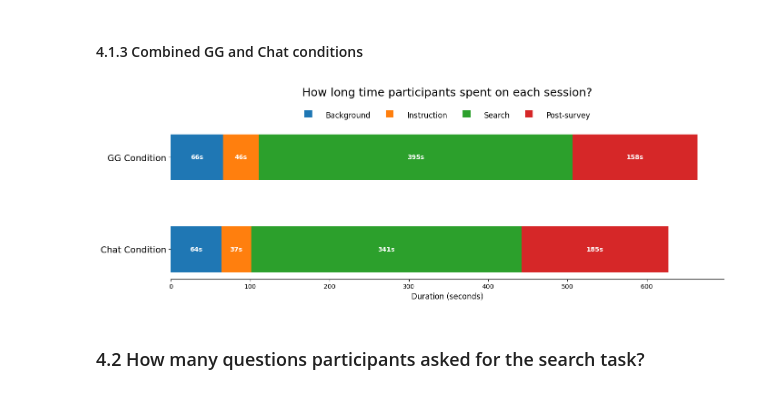
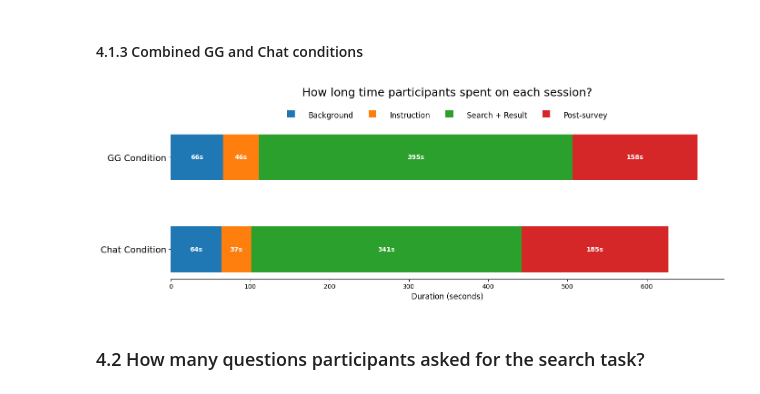
Before and after one commit to kaki1995/Advanced-Project-Study-TUM-GG-Istanbul, a Jupyter notebook: exploratory_analysis_visualization.ipynb, the cells around one changed output. Cells and saved outputs as stored; diff of their text form; code cells hidden in the pictures.

```diff
--- a/exploratory_analysis_visualization.ipynb
+++ b/exploratory_analysis_visualization.ipynb
@@ -1136,7 +1136,7 @@ if 'df_gg_time_merged' in locals() and 'df_chat_time_merged' in locals():
     # Data for stacked bars
     gg_segments = [gg_median_background, gg_median_instruction, gg_median_session, gg_median_postsurvey]
     chat_segments = [chat_median_background, chat_median_instruction, chat_median_session, chat_median_postsurvey]
-    labels = ['Background', 'Instruction', 'Search', 'Post-survey']
+    labels = ['Background', 'Instruction', "Search + Result", 'Post-survey']
     colors = ['#1f77b4', '#ff7f0e', '#2ca02c', '#d62728']
 
     fig, ax = plt.subplots(figsize=(14, 5))
@@ -1150,34 +1150,34 @@ if 'df_gg_time_merged' in locals() and 'df_chat_time_merged' in locals():
         left = 0
         for j, segment in enumerate(condition_segments):
             ax.barh(y, segment, left=left, height=bar_height, color=colors[j], label=labels[j] if i == 0 else "")
             # Annotate the median value within the bar
             if segment > 0:
                 ax.text(left + segment / 2, y, f'{segment:.0f}s', va='center', ha='center',
                        color='white', fontsize=10, weight='bold')
             left += segment
 
     # set y labels and limits
     ax.set_yticks(y_pos)
     ax.set_yticklabels(['GG Condition', 'Chat Condition'], fontsize=14)
     ax.set_xlabel('Duration (seconds)', fontsize=12)
     ax.set_title('How long time participants spent on each session?', fontsize=18, pad=50)
 
     # remove top, right, left spines for a clean journalistic look
     for spine in ['top', 'right', 'left']:
         ax.spines[spine].set_visible(False)
 
     # legend centered between title and bars with larger markers and font
     legend = ax.legend(loc='upper center', bbox_to_anchor=(0.5, 1.15), ncol=4, frameon=False, fontsize=12, markerscale=1)
     for handle in legend.legend_handles:
         handle.set_height(12)
         handle.set_width(12)
 
     plt.tight_layout()
     plt.show()
 else:
     print("Required dataframes 'df_gg_time_merged' and 'df_chat_time_merged' are not available.")
 # %% [output]
-[figure, old version]
+[figure, new version]
 # %% [markdown]
 ### 4.2 How many questions participants asked for the search task?
 # %% [markdown]
```
Also changed, not shown: parts of 1 cell of this notebook.
